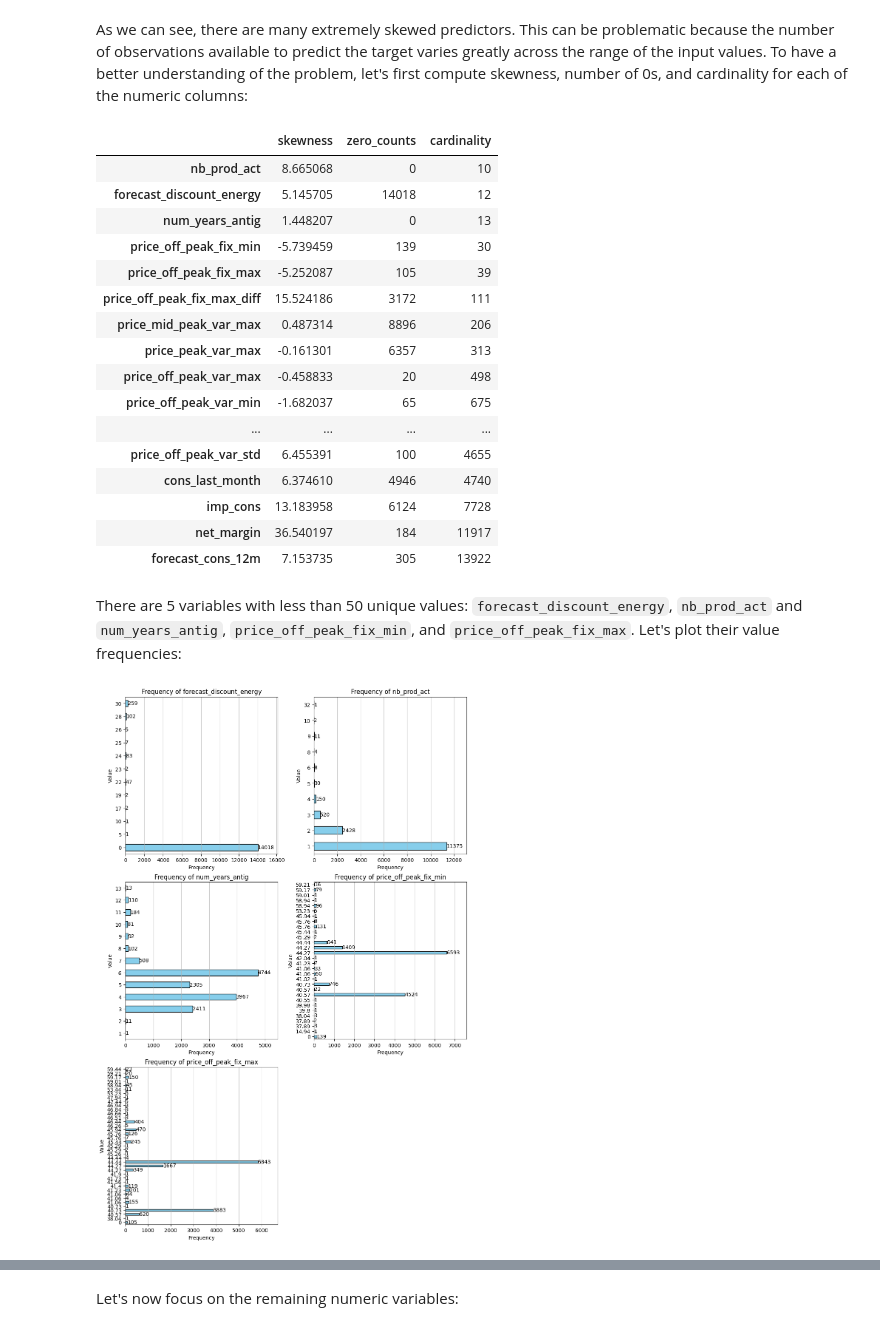
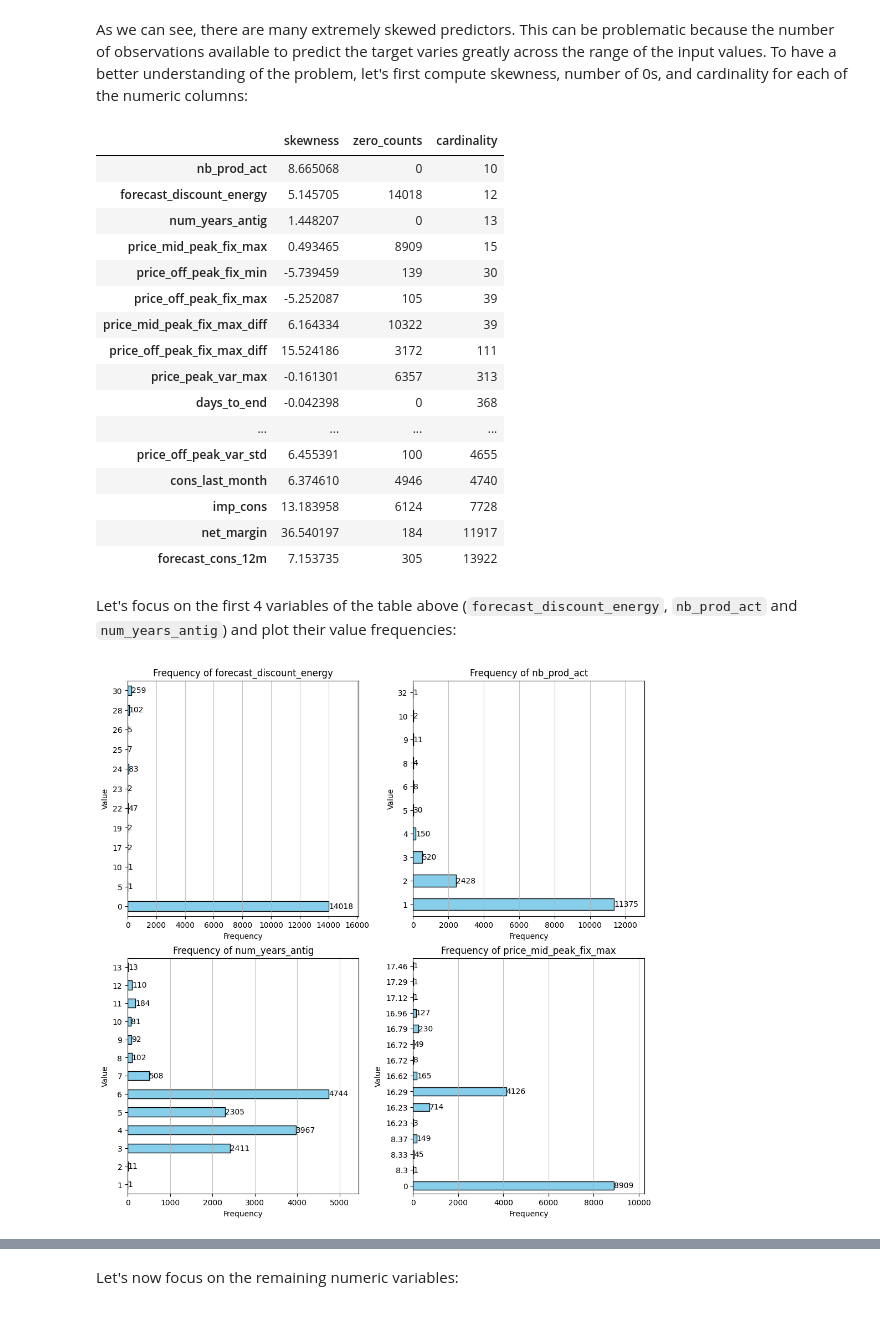
Before and after one commit to Mat-Gug/energy-churn-prediction, a Jupyter notebook: Churn Prediction - Part 2.ipynb, the cells around one changed output, grey strips where cells are left out. Drawn from its saved outputs; the diff is of its cells as text; code cells hidden in the pictures.

```diff
--- a/Churn Prediction - Part 2.ipynb
+++ b/Churn Prediction - Part 2.ipynb
@@ -72,2 +57,0 @@ As you can see, there are 3 variables very highly correlated among each other: `
-# %%
-price_df.drop(['price_peak_fix', 'price_mid_peak_fix'], axis=1, inplace=True)
@@ -78,3 +58,5 @@ First of all, the number of rows in this case is much higher, and the reason is
 # %%
+price_numeric_cols = price_df.select_dtypes(include=['number']).columns
+
 plot_price_trends(price_df, price_numeric_cols, price_date_col, 'id', n_sample=100)
 # %% [output]
@@ -146,0 +153,10 @@ merged_df
+# %%
+# Compute 'product_modified'
+merged_df.loc[:, 'product_modified'] = (merged_df['date_modif_prod'] > merged_df['date_activ']).astype(int).astype('object')
+merged_df.loc[:, 'product_modified'] = merged_df['product_modified'].map({0: 'No', 1: 'Yes'})
+
+# Compute 'days_to_end'
+historical_end_date = pd.Timestamp('2015-12-31')
+merged_df.loc[:, 'days_to_end'] = (merged_df['date_end'] - historical_end_date).dt.days
+
+merged_df[['date_activ', 'date_modif_prod', 'product_modified', 'date_end', 'days_to_end']].head(10)
@@ -190,13 +228,13 @@ num_stats_df
 | nb_prod_act | 8.665068 | 0 | 10 |
 | forecast_discount_energy | 5.145705 | 14018 | 12 |
 | num_years_antig | 1.448207 | 0 | 13 |
+| price_mid_peak_fix_max | 0.493465 | 8909 | 15 |
 | price_off_peak_fix_min | -5.739459 | 139 | 30 |
 | price_off_peak_fix_max | -5.252087 | 105 | 39 |
+| price_mid_peak_fix_max_diff | 6.164334 | 10322 | 39 |
 | price_off_peak_fix_max_diff | 15.524186 | 3172 | 111 |
-| price_mid_peak_var_max | 0.487314 | 8896 | 206 |
 | price_peak_var_max | -0.161301 | 6357 | 313 |
-| price_off_peak_var_max | -0.458833 | 20 | 498 |
-| price_off_peak_var_min | -1.682037 | 65 | 675 |
+| days_to_end | -0.042398 | 0 | 368 |
 | ... | ... | ... | ... |
 | price_off_peak_var_std | 6.455391 | 100 | 4655 |
 | cons_last_month | 6.374610 | 4946 | 4740 |
@@ -204,11 +242,11 @@ num_stats_df
 | net_margin | 36.540197 | 184 | 11917 |
 | forecast_cons_12m | 7.153735 | 305 | 13922 |
 # %% [markdown]
-There are 5 variables with less than 50 unique values: `forecast_discount_energy`, `nb_prod_act` and `num_years_antig`, `price_off_peak_fix_min`, and `price_off_peak_fix_max`. Let's plot their value frequencies:
+Let's focus on the first 4 variables of the table above (`forecast_discount_energy`, `nb_prod_act` and `num_years_antig`) and plot their value frequencies:
 # %%
-low_cardinality_cols = [col for col in numeric_cols if num_stats_df.loc[col, 'cardinality']<50]
+low_cardinality_cols = [col for col in numeric_cols if num_stats_df.loc[col, 'cardinality']<=15]
 
 plot_bar_charts(merged_df, low_cardinality_cols, orientation='horizontal')
 # %% [output]
-[figure, old version]
+[figure, new version]
 # %% [markdown]
```
Also changed, not shown: parts of 47 cells of this notebook, 3 other files.
